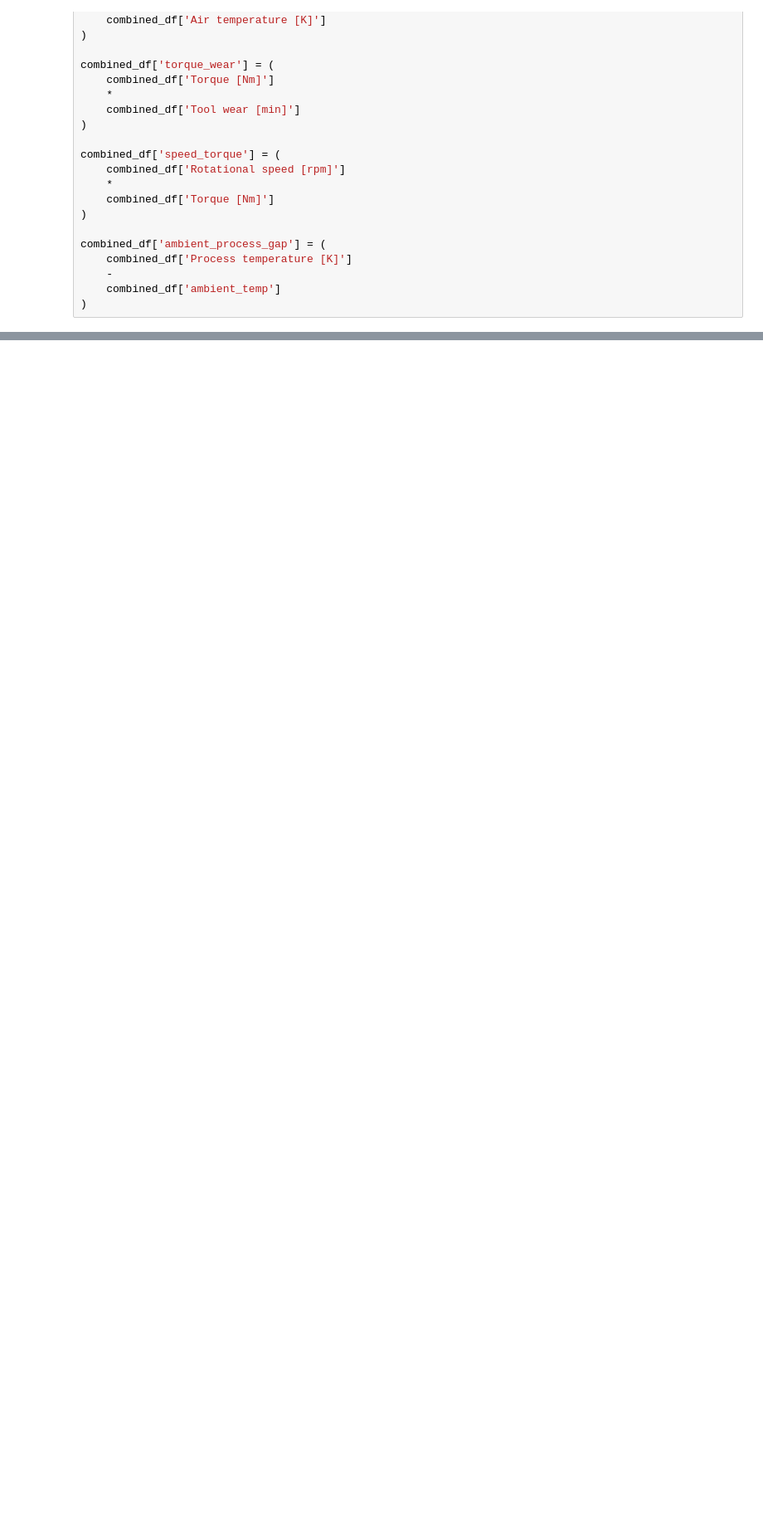
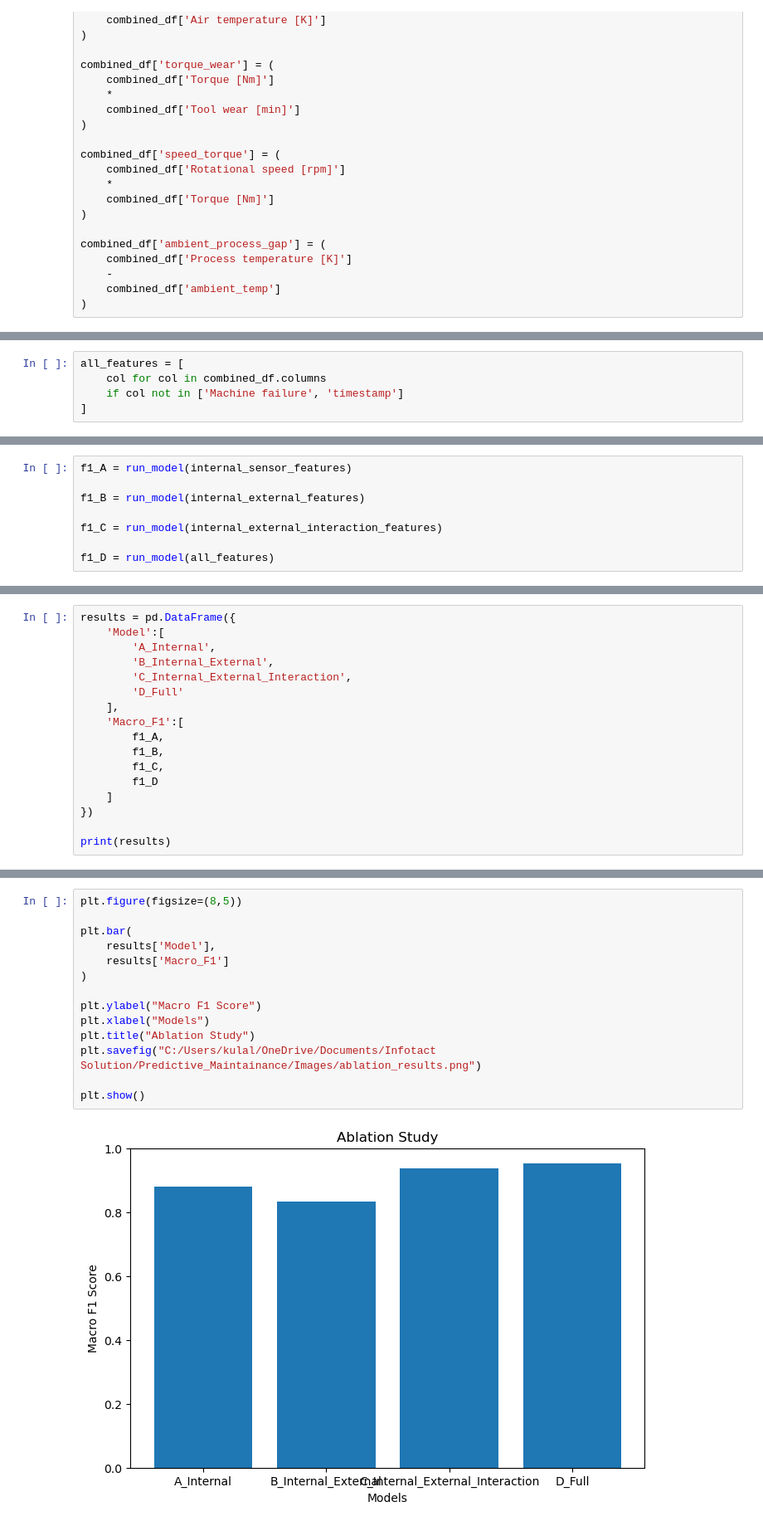
Before and after one commit to sankethkulal/Predictive_Maintainance, a Jupyter notebook: Notebooks/Notebook.ipynb, the cells around one changed output, grey strips where cells are left out. Shown at 83% size. Cells and saved outputs as stored; diff of their text form; blank space fills up the shorter version.

Commit message:
Week 2 contextual data fusion completed

```diff
--- a/Notebooks/Notebook.ipynb
+++ b/Notebooks/Notebook.ipynb
@@ -409,0 +440,5 @@ combined_df['ambient_process_gap'] = (
+# %%
+all_features = [
+    col for col in combined_df.columns
+    if col not in ['Machine failure', 'timestamp']
+]
@@ -409,0 +479,8 @@ combined_df['ambient_process_gap'] = (
+# %%
+f1_A = run_model(internal_sensor_features)
+
+f1_B = run_model(internal_external_features)
+
+f1_C = run_model(internal_external_interaction_features)
+
+f1_D = run_model(all_features)
@@ -409,0 +489,17 @@ combined_df['ambient_process_gap'] = (
+# %%
+results = pd.DataFrame({
+    'Model':[
+        'A_Internal',
+        'B_Internal_External',
+        'C_Internal_External_Interaction',
+        'D_Full'
+    ],
+    'Macro_F1':[
+        f1_A,
+        f1_B,
+        f1_C,
+        f1_D
+    ]
+})
+
+print(results)
@@ -409,0 +514,16 @@ combined_df['ambient_process_gap'] = (
+# %%
+plt.figure(figsize=(8,5))
+
+plt.bar(
+    results['Model'],
+    results['Macro_F1']
+)
+
+plt.ylabel("Macro F1 Score")
+plt.xlabel("Models")
+plt.title("Ablation Study")
+plt.savefig("C:/Users/kulal/OneDrive/Documents/Infotact Solution/Predictive_Maintainance/Images/ablation_results.png")
+
+plt.show()
+# %% [output]
+[figure, added]
```
Also changed, not shown: parts of 14 cells of this notebook, 2 other files.
